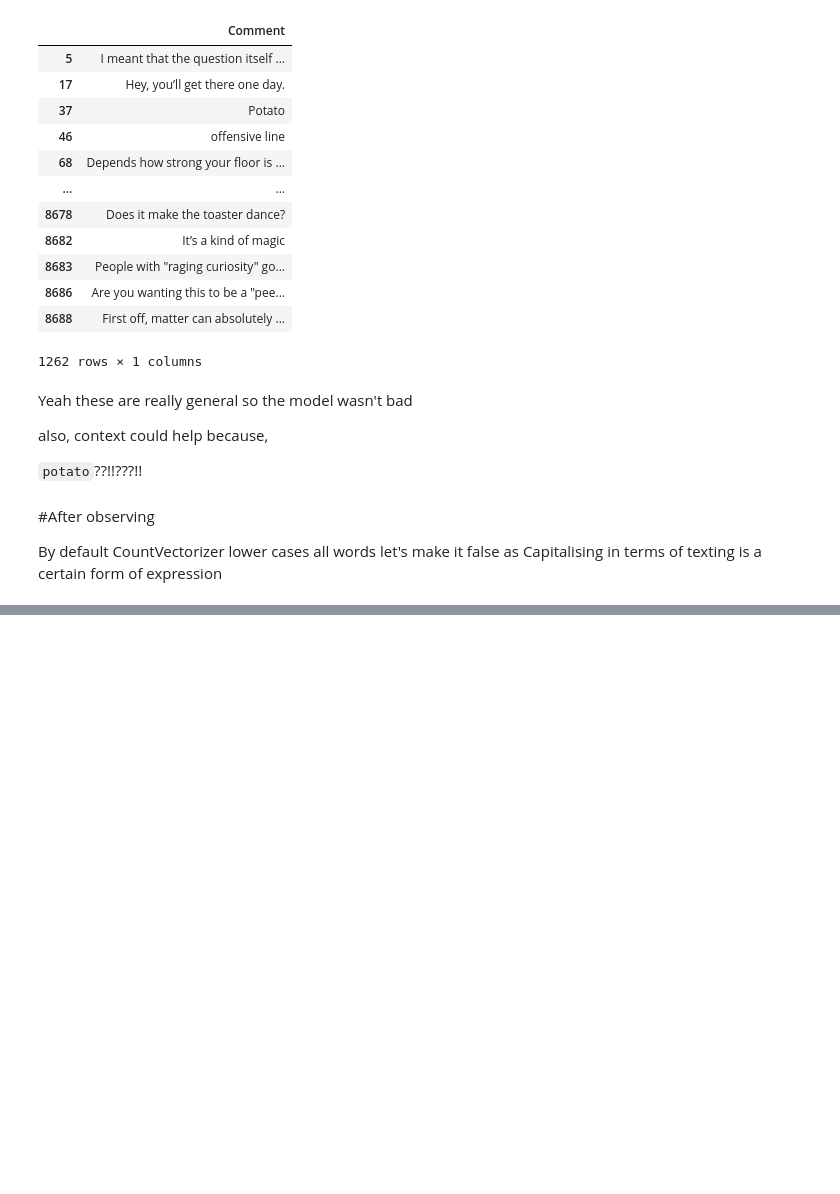
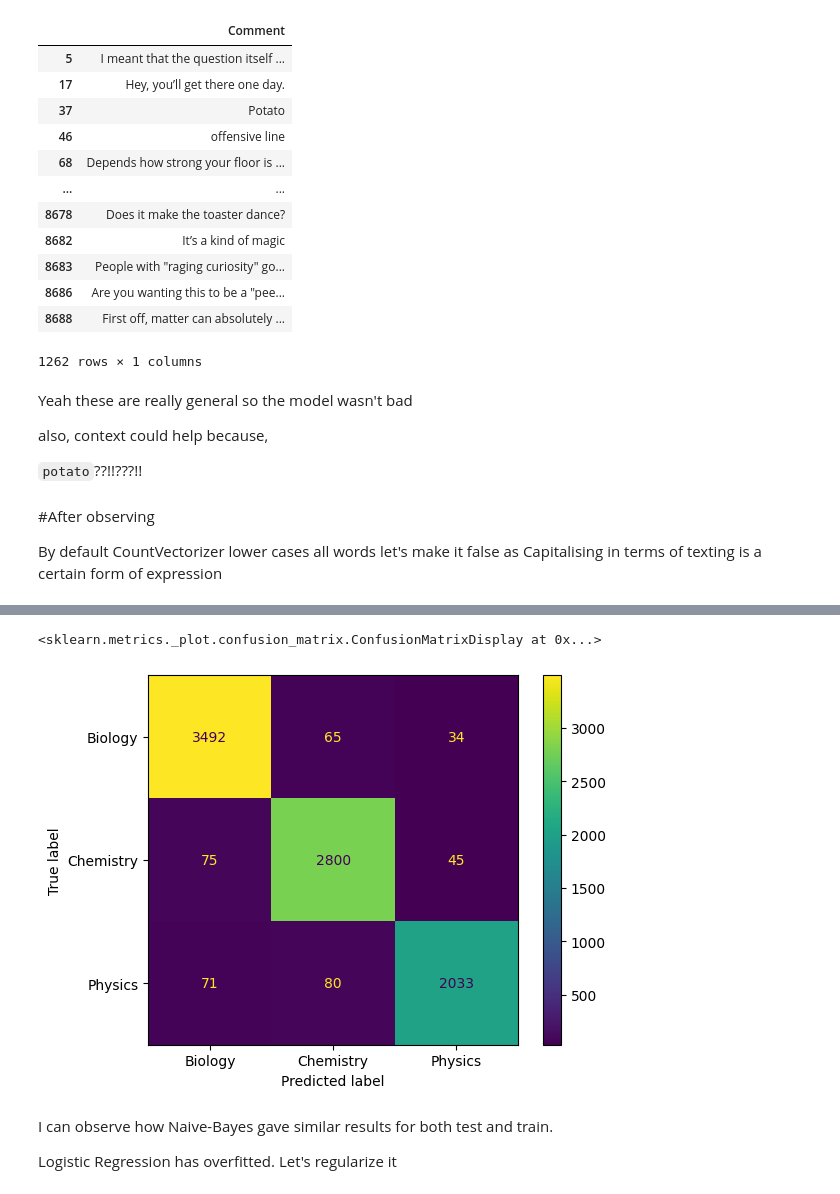
Before and after one commit to I-am-Sakthivel/phy_chem_bio, a Jupyter notebook: phy_chem_bio.ipynb, the cells around one changed output, grey strips where cells are left out. Drawn from its saved outputs; the diff is of its cells as text; code cells hidden in the pictures; blank space fills up the shorter version.

```diff
--- a/phy_chem_bio.ipynb
+++ b/phy_chem_bio.ipynb
@@ -202,0 +237,2 @@ By default CountVectorizer lower cases all words let's make it false as Capitali
+# %%
+gs2.fit(X_list,y_train)
@@ -202,0 +286,2 @@ By default CountVectorizer lower cases all words let's make it false as Capitali
+# %%
+y_pred_log_train=pipe2.predict(X_list)
@@ -202,0 +359,9 @@ By default CountVectorizer lower cases all words let's make it false as Capitali
+# %%
+ConfusionMatrixDisplay.from_predictions(y_train,y_pred_log_train)
+# %% [output]
+<sklearn.metrics._plot.confusion_matrix.ConfusionMatrixDisplay at 0x...>
+[figure, added]
+# %% [markdown]
+I can observe how Naive-Bayes gave similar results for both test and train.
+
+Logistic Regression has overfitted. Let's regularize it
```
Also changed, not shown: parts of 32 cells of this notebook.
